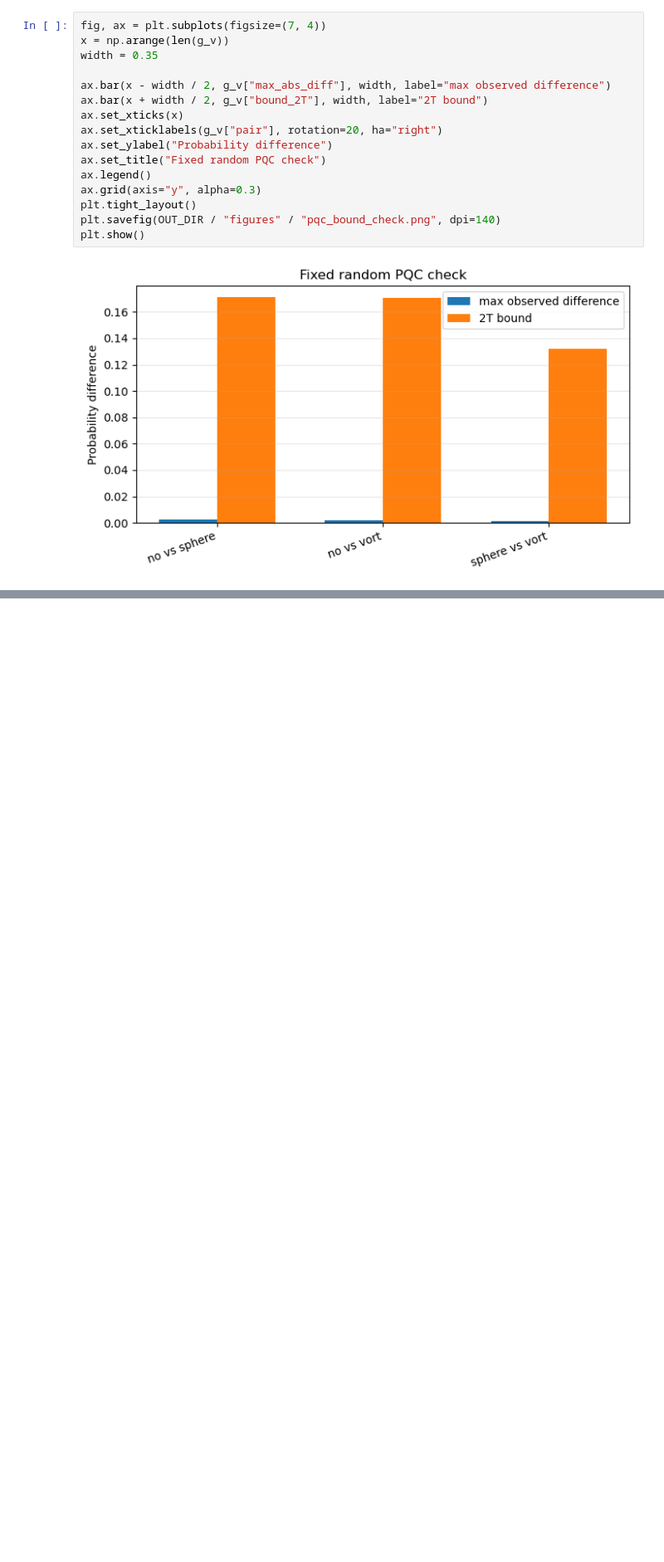
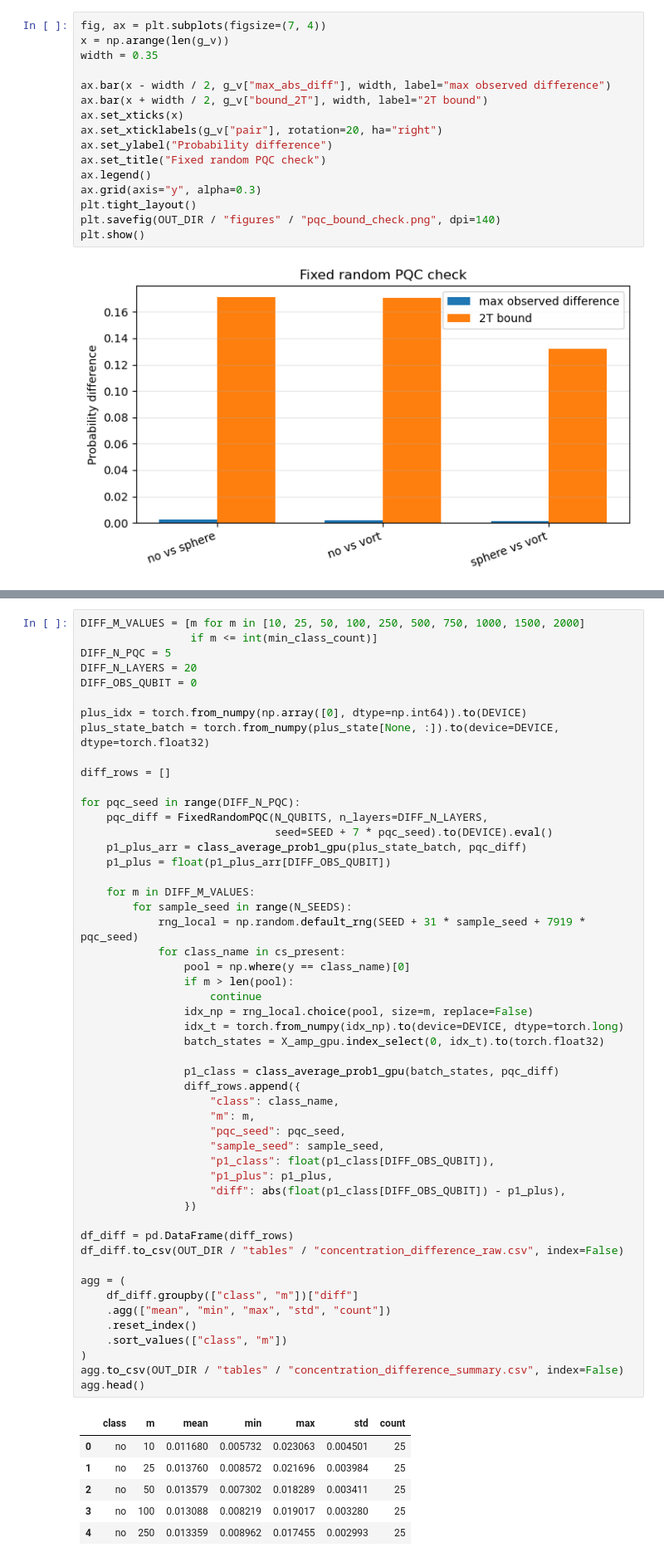
Before and after one commit to sushmanthreddy/deeplense-quantum, a Jupyter notebook: notebooks/amplitude_testing/datavisualization_amplitude.ipynb, the cells around one changed output, grey strips where cells are left out. Shown at 83% size. Saved outputs shown, nothing was run; the diff lists cells and outputs as text; blank space fills up the shorter version.

```diff
--- a/notebooks/amplitude_testing/datavisualization_amplitude.ipynb
+++ b/notebooks/amplitude_testing/datavisualization_amplitude.ipynb
@@ -531,0 +853,58 @@ plt.show()
+# %%
+DIFF_M_VALUES = [m for m in [10, 25, 50, 100, 250, 500, 750, 1000, 1500, 2000]
+                 if m <= int(min_class_count)]
+DIFF_N_PQC = 5
+DIFF_N_LAYERS = 20
+DIFF_OBS_QUBIT = 0
+
+plus_idx = torch.from_numpy(np.array([0], dtype=np.int64)).to(DEVICE)
+plus_state_batch = torch.from_numpy(plus_state[None, :]).to(device=DEVICE, dtype=torch.float32)
+
+diff_rows = []
+
+for pqc_seed in range(DIFF_N_PQC):
+    pqc_diff = FixedRandomPQC(N_QUBITS, n_layers=DIFF_N_LAYERS,
+                              seed=SEED + 7 * pqc_seed).to(DEVICE).eval()
+    p1_plus_arr = class_average_prob1_gpu(plus_state_batch, pqc_diff)
+    p1_plus = float(p1_plus_arr[DIFF_OBS_QUBIT])
+
+    for m in DIFF_M_VALUES:
+        for sample_seed in range(N_SEEDS):
+            rng_local = np.random.default_rng(SEED + 31 * sample_seed + 7919 * pqc_seed)
+            for class_name in cs_present:
+                pool = np.where(y == class_name)[0]
+                if m > len(pool):
+                    continue
+                idx_np = rng_local.choice(pool, size=m, replace=False)
+                idx_t = torch.from_numpy(idx_np).to(device=DEVICE, dtype=torch.long)
+                batch_states = X_amp_gpu.index_select(0, idx_t).to(torch.float32)
+
+                p1_class = class_average_prob1_gpu(batch_states, pqc_diff)
+                diff_rows.append({
+                    "class": class_name,
+                    "m": m,
+                    "pqc_seed": pqc_seed,
+                    "sample_seed": sample_seed,
+                    "p1_class": float(p1_class[DIFF_OBS_QUBIT]),
+                    "p1_plus": p1_plus,
+                    "diff": abs(float(p1_class[DIFF_OBS_QUBIT]) - p1_plus),
+                })
+
+df_diff = pd.DataFrame(diff_rows)
+df_diff.to_csv(OUT_DIR / "tables" / "concentration_difference_raw.csv", index=False)
+
+agg = (
+    df_diff.groupby(["class", "m"])["diff"]
+    .agg(["mean", "min", "max", "std", "count"])
+    .reset_index()
+    .sort_values(["class", "m"])
+)
+agg.to_csv(OUT_DIR / "tables" / "concentration_difference_summary.csv", index=False)
+agg.head()
+# %% [output]
+|  | class | m | mean | min | max | std | count |
+| 0 | no | 10 | 0.011680 | 0.005732 | 0.023063 | 0.004501 | 25 |
+| 1 | no | 25 | 0.013760 | 0.008572 | 0.021696 | 0.003984 | 25 |
+| 2 | no | 50 | 0.013579 | 0.007302 | 0.018289 | 0.003411 | 25 |
+| 3 | no | 100 | 0.013088 | 0.008219 | 0.019017 | 0.003280 | 25 |
+| 4 | no | 250 | 0.013359 | 0.008962 | 0.017455 | 0.002993 | 25 |
```
Also changed, not shown: parts of 7 cells of this notebook, 3 other files.
